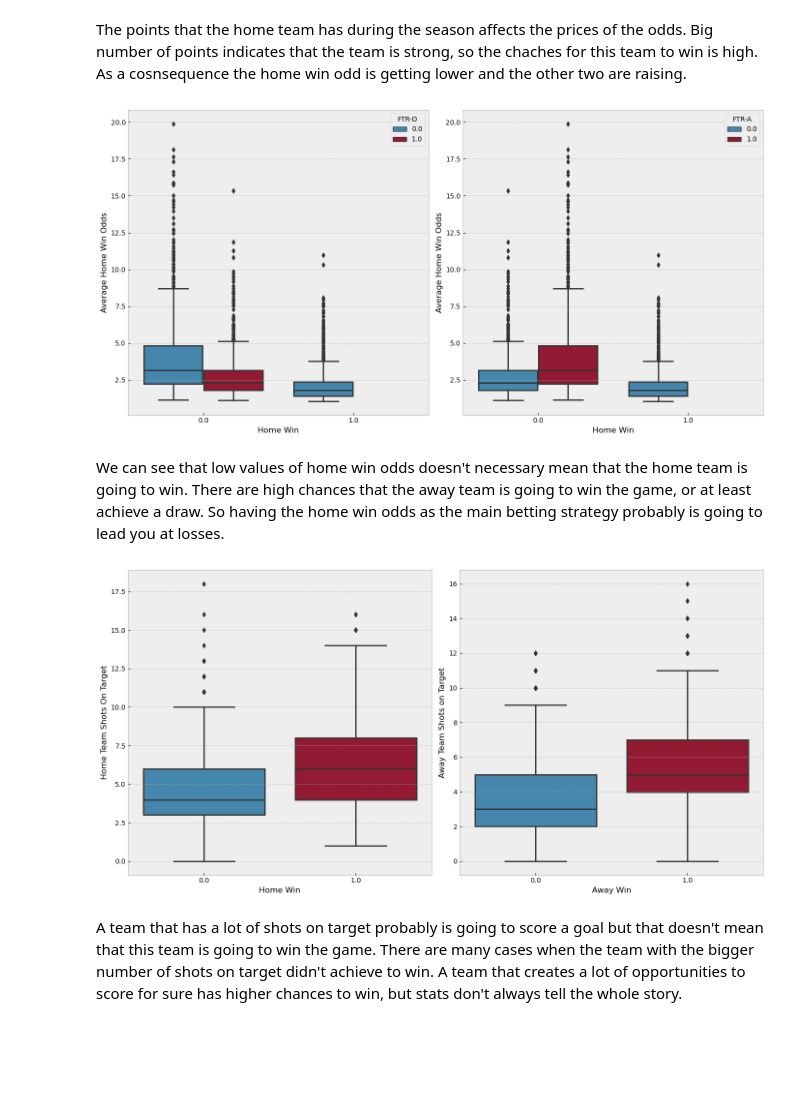
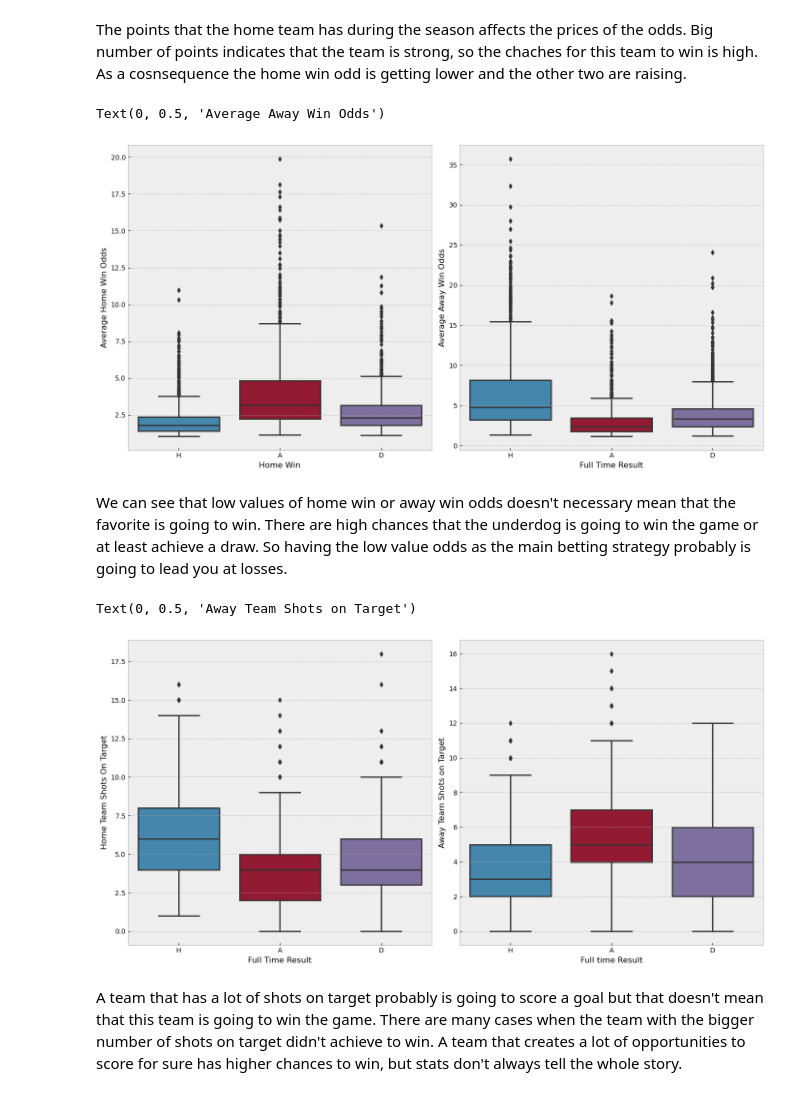
Before and after one commit to georgeanastasiadis/football-match-result-prediction-using-ml-techniques, a Jupyter notebook: EDA/serieA-eda.ipynb, the cells around one changed output. Saved outputs shown, nothing was run; the diff lists cells and outputs as text; code cells hidden in the pictures; blank space fills up the shorter version.

```diff
--- a/EDA/serieA-eda.ipynb
+++ b/EDA/serieA-eda.ipynb
@@ -261,15 +262,13 @@ We can see that as the number of shots on target for every team is getting highe
 # %%
 f, axes = plt.subplots(1, 2)
-plt.rcParams["figure.figsize"] = [14.00, 6.00]
+plt.rcParams["figure.figsize"] = [15.00, 6.00]
 plt.rcParams["figure.autolayout"] = True
 
-sns.scatterplot(x='AVGH', y='AVGA', data=df, alpha=0.3, ax=axes[0])
+sns.scatterplot(x='AVGH', y='AVGA', data=df, alpha=0.5, ax=axes[0])
 axes[0].set_xlabel('Average Home Win Odds')
 axes[0].set_ylabel('Average Away Win Odds')
 
-sns.scatterplot(x='AVGH', y='AVGD', data=df, alpha=0.3, ax=axes[1])
+sns.scatterplot(x='AVGH', y='AVGD', data=df, alpha=0.5, ax=axes[1])
 axes[1].set_xlabel('Average Home Win Odds')
 axes[1].set_ylabel('Average Draw Odds')
-
-plt.show()
 # %% [output]
@@ -386,34 +379,32 @@ f, axes = plt.subplots(1, 2)
 plt.rcParams["figure.figsize"] = [14.00, 7.00]
 plt.rcParams["figure.autolayout"] = True
 
-sns.boxplot(x='FTR-H', y='AVGH', data=df, hue='FTR-D',ax = axes[0])
+sns.boxplot(x='FTR', y='AVGH', data=df, ax=axes[0])
 axes[0].set_xlabel('Home Win')
 axes[0].set_ylabel('Average Home Win Odds')
 
-sns.boxplot(x='FTR-H', y='AVGH', data=df, hue='FTR-A', ax=axes[1])
-axes[1].set_xlabel('Home Win')
-axes[1].set_ylabel('Average Home Win Odds')
-
-plt.show()
+sns.boxplot(x='FTR', y='AVGA', data=df, ax=axes[1])
+axes[1].set_xlabel('Full Time Result')
+axes[1].set_ylabel('Average Away Win Odds')
 # %% [output]
+Text(0, 0.5, 'Average Away Win Odds')
-[figure, old version]
+[figure, new version]
 # %% [markdown]
-We can see that low values of home win odds doesn't necessary mean that the home team is going to win. There are high chances that the away team is going to win the game, or at least achieve a draw. So having the home win odds as the main betting strategy probably is going to lead you at losses.
+We can see that low values of home win or away win odds doesn't necessary mean that the favorite is going to win. There are high chances that the underdog is going to win the game or at least achieve a draw. So having the low value odds as the main betting strategy probably is going to lead you at losses.
 # %%
 f, axes = plt.subplots(1, 2)
 plt.rcParams["figure.figsize"] = [14.00, 7.00]
 plt.rcParams["figure.autolayout"] = True
 
-sns.boxplot(x='FTR-H', y='HST', data=df, ax = axes[0])
-axes[0].set_xlabel('Home Win')
+sns.boxplot(x='FTR', y='HST', data=df, ax = axes[0])
+axes[0].set_xlabel('Full Time Result')
 axes[0].set_ylabel('Home Team Shots On Target')
 
-sns.boxplot(x='FTR-A', y='AST', data=df, ax=axes[1])
-axes[1].set_xlabel('Away Win')
+sns.boxplot(x='FTR', y='AST', data=df, ax=axes[1])
+axes[1].set_xlabel('Full time Result')
 axes[1].set_ylabel('Away Team Shots on Target')
-
-plt.show()
 # %% [output]
+Text(0, 0.5, 'Away Team Shots on Target')
-[figure, old version]
+[figure, new version]
 # %% [markdown]
 A team that has a lot of shots on target probably is going to score a goal but that doesn't mean that this team is going to win the game. There are many cases when the team with the bigger number of shots on target didn't achieve to win. A team that creates a lot of opportunities to score for sure has higher chances to win, but stats don't always tell the whole story.
```
Also changed, not shown: parts of 25 cells of this notebook.
